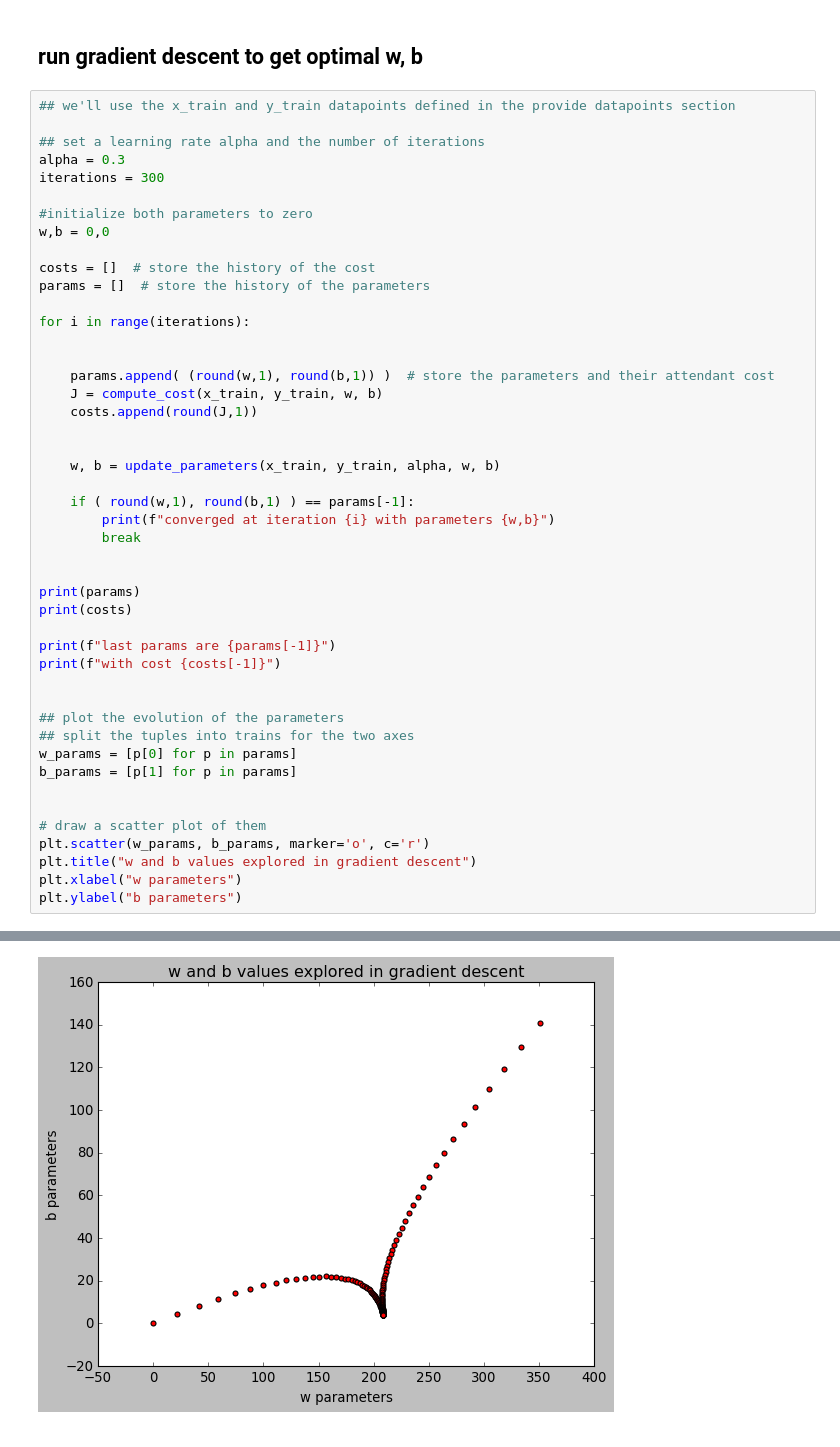
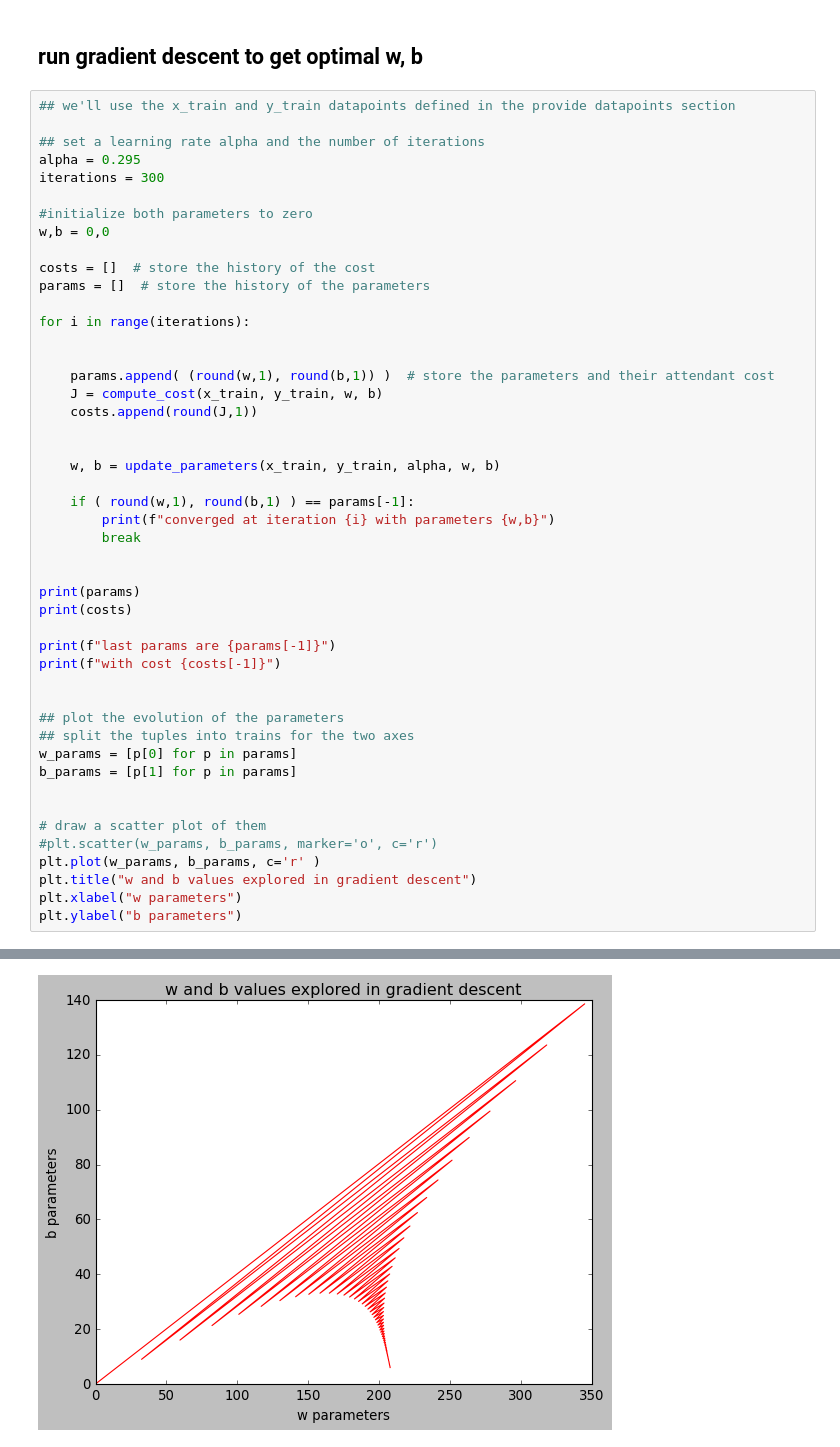
Before and after one commit to acnard/dl-ai-machine-learning, a Jupyter notebook: gradient_descent.ipynb, the cells around one changed output, grey strips where cells are left out. Cells and saved outputs as stored; diff of their text form.

```diff
--- a/gradient_descent.ipynb
+++ b/gradient_descent.ipynb
@@ -280,7 +280,7 @@ def update_parameters(x, y, alpha, w, b):
 ## we'll use the x_train and y_train datapoints defined in the provide datapoints section
 
 ## set a learning rate alpha and the number of iterations
-alpha = 0.3
+alpha = 0.295
 iterations = 300
 
 #initialize both parameters to zero
@@ -318,7 +318,8 @@ b_params = [p[1] for p in params]
 
 
 # draw a scatter plot of them
-plt.scatter(w_params, b_params, marker='o', c='r')
+#plt.scatter(w_params, b_params, marker='o', c='r')
+plt.plot(w_params, b_params, c='r' )
 plt.title("w and b values explored in gradient descent")
 plt.xlabel("w parameters")
 plt.ylabel("b parameters")
@@ -331,5 +332,5 @@ with cost 1736.0
 Text(0, 0.5, 'b parameters')
-[figure, old version]
+[figure, new version]
 # %%
 ## now also show how J evolved over the iterations
 
```
Also changed, not shown: parts of 4 cells of this notebook.
